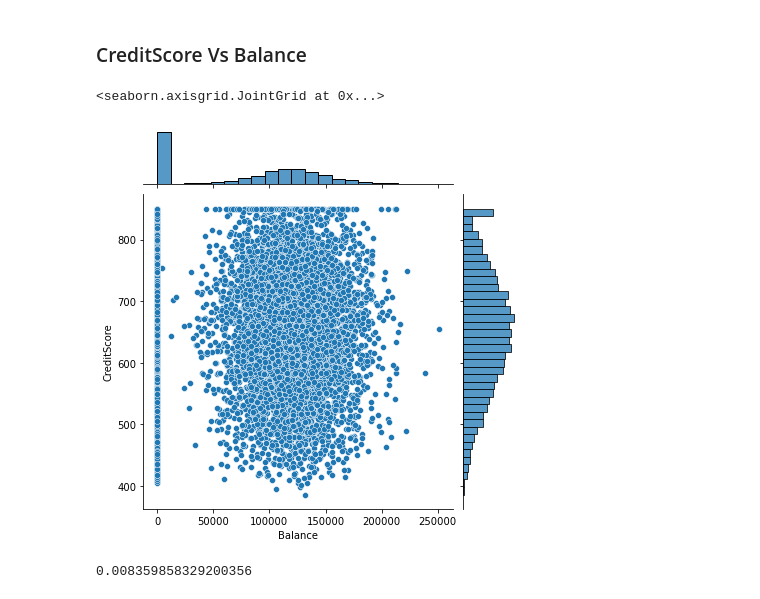
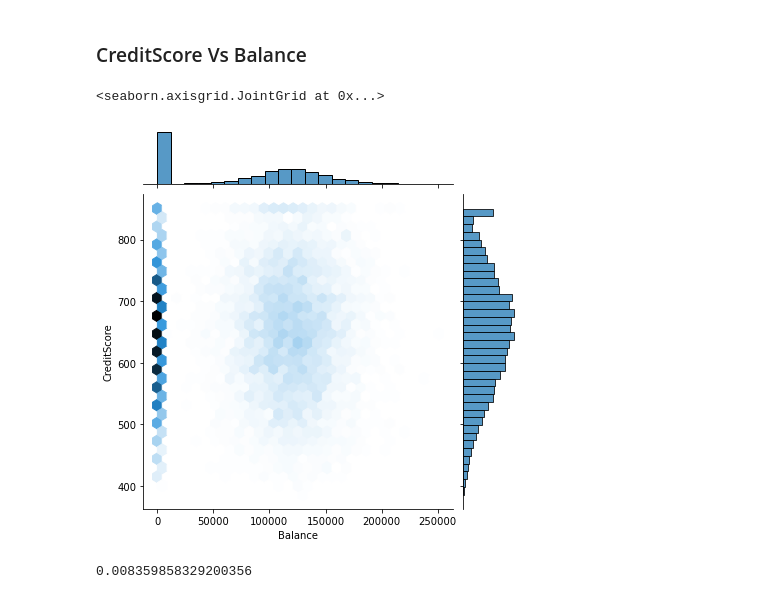
Before and after one commit to manujjoshi/Assignments, a Jupyter notebook: Churn_Modeling_Assignment.ipynb, the cells around one changed output. Saved outputs shown, nothing was run; the diff lists cells and outputs as text; code cells hidden in the pictures.

```diff
--- a/Churn_Modeling_Assignment.ipynb
+++ b/Churn_Modeling_Assignment.ipynb
@@ -584,10 +584,10 @@ p_value    # accept null hypothesis
 # %% [markdown]
 ###  CreditScore Vs Balance
 # %%
-sns.jointplot('Balance','CreditScore',data=data)
+sns.jointplot('Balance','CreditScore',data=data,kind='hex')
 # %% [output]
 <seaborn.axisgrid.JointGrid at 0x...>
-[figure, old version]
+[figure, new version]
 # %%
 from scipy.stats import pearsonr
 
```
Also changed, not shown: parts of 75 cells of this notebook.
